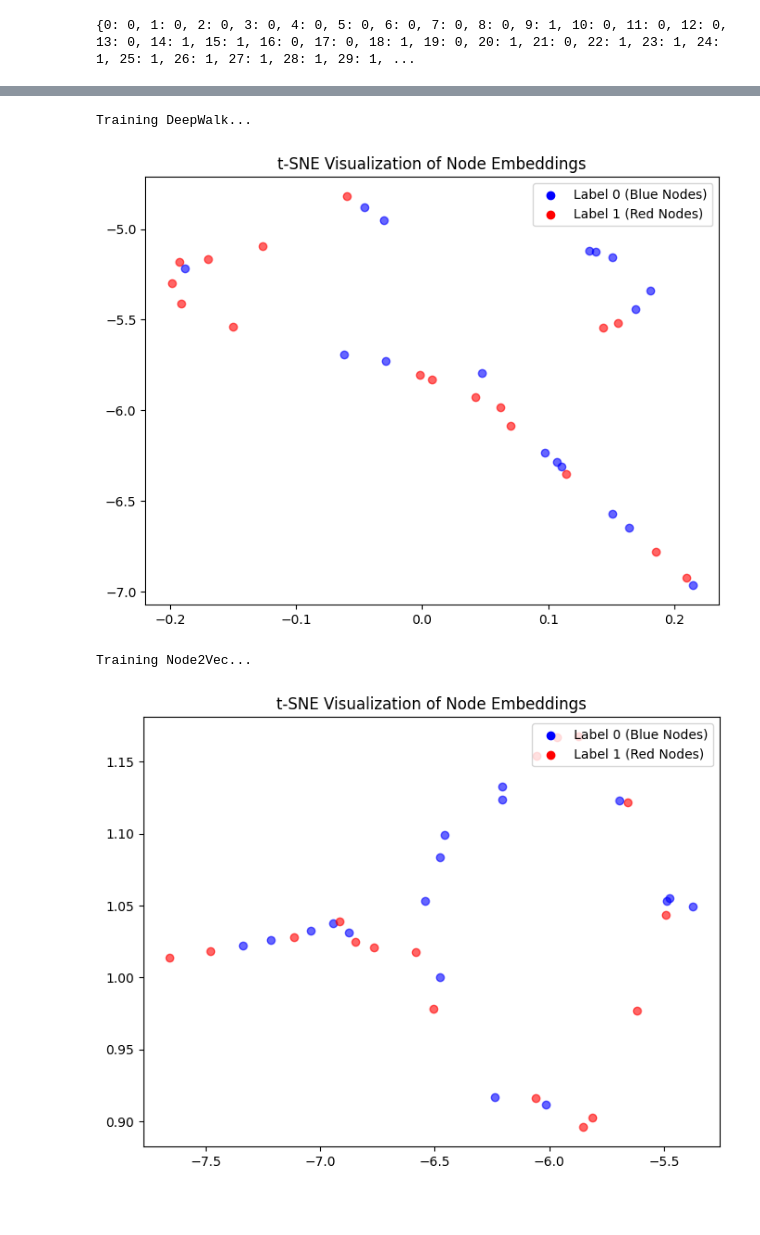
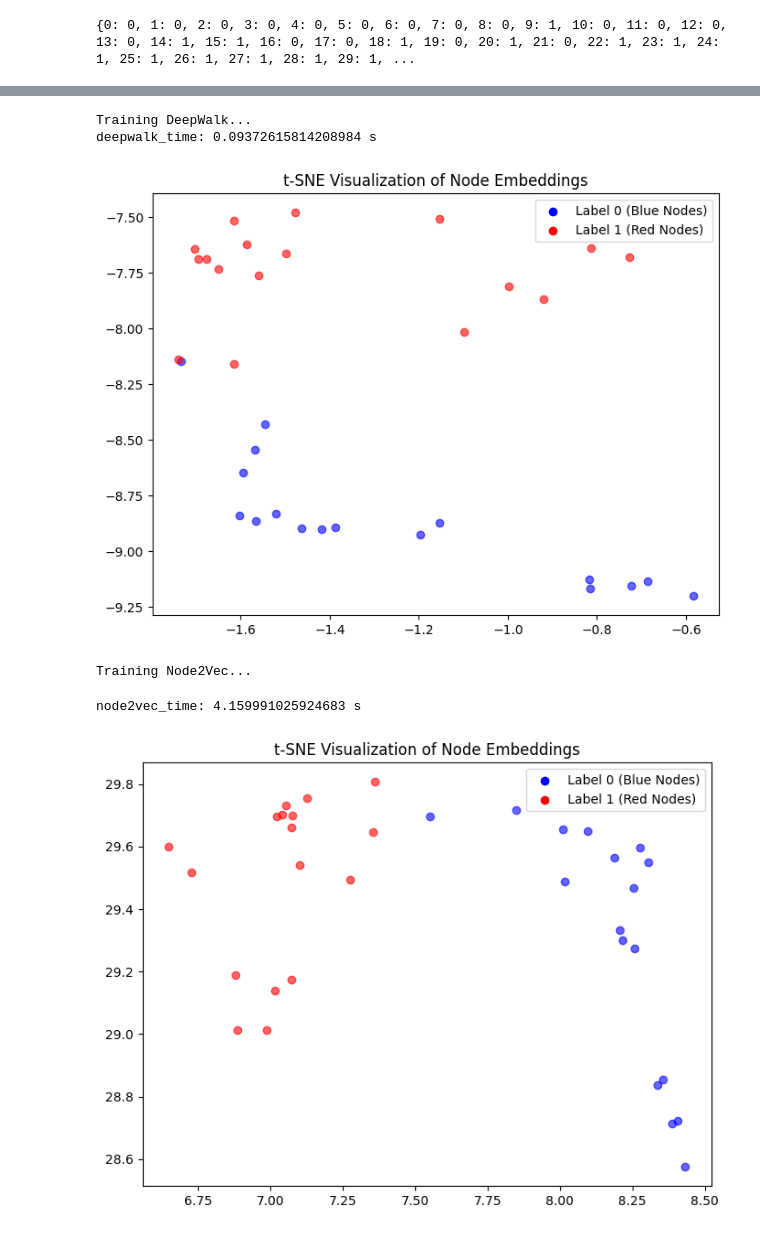
Before and after one commit to TJLi314/comp459-hw, a Jupyter notebook: hw3.ipynb, the cells around one changed output, grey strips where cells are left out. Drawn from its saved outputs; the diff is of its cells as text; code cells hidden in the pictures; blank space fills up the shorter version.

Commit message:
running times

```diff
--- a/hw3.ipynb
+++ b/hw3.ipynb
@@ -23,11 +24,11 @@ print(node_mapping)
 {0: 0, 1: 0, 2: 0, 3: 0, 4: 0, 5: 0, 6: 0, 7: 0, 8: 0, 9: 1, 10: 0, 11: 0, 12: 0, 13: 0, 14: 1, 15: 1, 16: 0, 17: 0, 18: 1, 19: 0, 20: 1, 21: 0, 22: 1, 23: 1, 24: 1, 25: 1, 26: 1, 27: 1, 28: 1, 29: 1, ...
 # %%
 # Parameters
-num_walks = 10
-walk_length = 10
+num_walks = 80
+walk_length = 15
 embedding_dim = 128
-num_epochs = 50
-learning_rate = 0.
+num_epochs = 100
+learning_rate = 0.01
 num_negative_samples = 5
 # %%
 # Generate random walks
@@ -129,8 +149,8 @@ def plot_embeddings(embeddings, graph):
         plt.scatter(x, y, color=colors[label], alpha=0.6)
 
     # Add legend
-    plt.scatter([], [], color='blue', label="Label 0 (Blue Nodes)")
-    plt.scatter([], [], color='red', label="Label 1 (Red Nodes)")
+    plt.scatter([], [], color='blue', label="Mr. Hi Followers")
+    plt.scatter([], [], color='red', label="Officer Followers")
     plt.legend(loc="upper right")
 
     plt.title("t-SNE Visualization of Node Embeddings")
@@ -143,19 +163,29 @@ plot_embeddings(embeddings, graph)
 # Compare with DeepWalk
 print("Training DeepWalk...")
 walks_str = [[str(node) for node in walk] for walk in walks]
+start_time = time.time()
 deepwalk_model = Word2Vec(sentences=walks_str, vector_size=embedding_dim, window=5, min_count=1, sg=1, workers=4)
+end_time = time.time()
+deepwalk_time = end_time - start_time
+print(f"deepwalk_time: {deepwalk_time} s")
 deepwalk_embeddings = np.array([deepwalk_model.wv[str(node)] for node in nodes])
 plot_embeddings(deepwalk_embeddings, graph)
 # %% [output]
 Training DeepWalk...
+deepwalk_time: 0.09372615814208984 s
-[figure, old version]
+[figure, new version]
 # %%
 # Compare with Node2Vec
 print("Training Node2Vec...")
+start_time = time.time()
 node2vec = Node2Vec(graph, dimensions=embedding_dim, walk_length=walk_length, num_walks=num_walks, workers=4)
 node2vec_model = node2vec.fit(window=5, min_count=1, sg=1)
+end_time = time.time()
+node2vec_time = end_time - start_time
+print(f"node2vec_time: {node2vec_time} s")
 node2vec_embeddings = np.array([node2vec_model.wv[str(node)] for node in nodes])
 plot_embeddings(node2vec_embeddings, graph)
 # %% [output]
 Training Node2Vec...
+node2vec_time: 4.159991025924683 s
-[figure, old version]
+[figure, new version]
```
Also changed, not shown: parts of 5 cells of this notebook.
